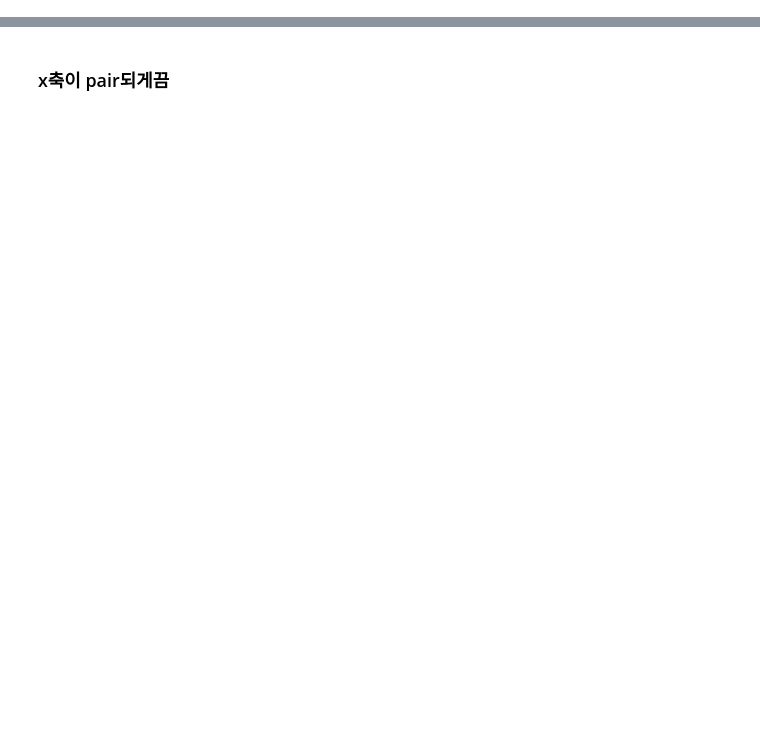
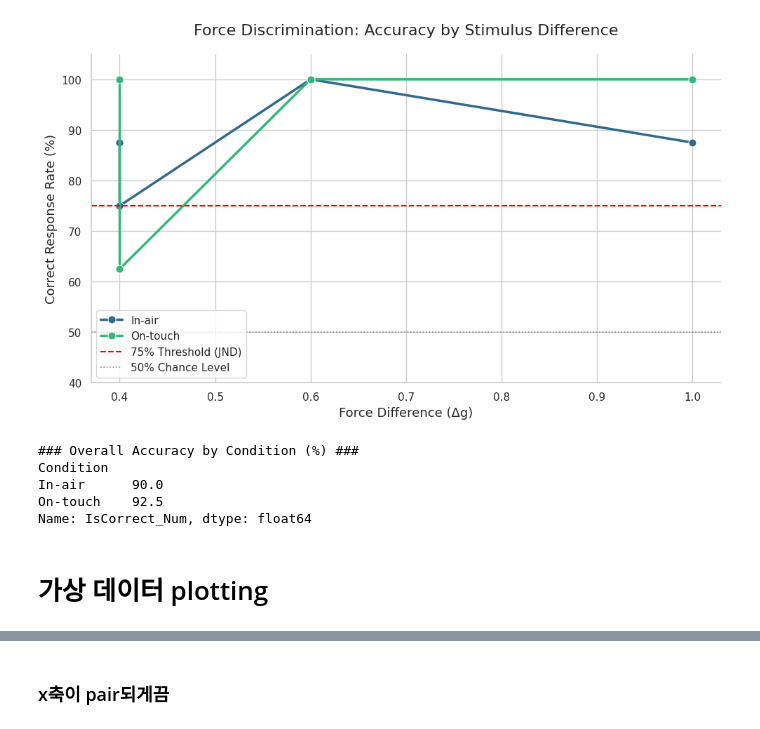
Before and after one commit to kyungeunvoyage/NailFoldExp, a Jupyter notebook: Analysis/(Analysis)Force_Discrimination.ipynb, the cells around one changed output, grey strips where cells are left out. Cells and saved outputs as stored; diff of their text form; code cells hidden in the pictures; blank space fills up the shorter version.

```diff
--- a/Analysis/(Analysis)Force_Discrimination.ipynb
+++ b/Analysis/(Analysis)Force_Discrimination.ipynb
@@ -88,3 +52,75 @@ Name: IsCorrect_Num, dtype: float64
+# %%
+import pandas as pd
+import matplotlib.pyplot as plt
+import seaborn as sns
+
+# 1. 데이터 통합 (이전 단계에서 생성된 data_list 사용)
+# 만약 코드를 따로 실행하신다면 df = pd.read_csv('파일이름.csv')를 사용하세요.
+df = pd.concat(data_list, ignore_index=True)
+
+# 2. 정답 여부(IsCorrect) 계산 로직 추가
+# 2AFC 실험에서 '정답'이란 더 강한 자극을 선택하는 것입니다.
+def check_correct(row):
+    # 비교 자극(Comp)이 기준 자극(Ref)보다 큰 경우 -> 비교 자극을 선택(1)해야 정답
+    if row['Comparison'] > row['Reference']:
+        return 1 if row['ChoseComparison'] == 1 else 0
+    # 비교 자극(Comp)이 기준 자극(Ref)보다 작은 경우 -> 기준 자극을 선택(0)해야 정답
+    elif row['Comparison'] < row['Reference']:
+        return 1 if row['ChoseComparison'] == 0 else 0
+    # 자극이 같은 경우 (1.0 vs 1.0) -> 어느 쪽을 골라도 정답률 계산에서는 0.5(우연)로 처리하거나 제외할 수 있음
+    else:
+        return 1 if row['UserChoice'] is not None else 0 # 여기서는 응답 여부만 확인
+
+df['IsCorrect_Num'] = df.apply(check_correct, axis=1)
+
+# 3. 자극 간의 '힘의 차이(Force Difference, Δg)' 계산
+# 새로운 CSV는 이미 숫자이므로 .replace('g', '') 과정이 필요 없습니다.
+df['ForceDiff'] = abs(df['Comparison'] - df['Reference'])
+
+# 4. 조건별/자극차이별 정답률 계산
+# 자극 차이가 0인 경우는 JND 계산에서 제외하는 것이 일반적이므로 필터링할 수 있습니다.
+analysis_df = df[df['ForceDiff'] > 0].copy()
+
+accuracy_summary = analysis_df.groupby(['Condition', 'ForceDiff'])['IsCorrect_Num'].mean().reset_index()
+accuracy_summary['Accuracy_Pct'] = accuracy_summary['IsCorrect_Num'] * 100
+
+# 5. 시각화 (Psychometric Curve)
+plt.figure(figsize=(10, 6))
+sns.set_theme(style="whitegrid")
+
+# 선 그래프
+sns.lineplot(data=accuracy_summary, x='ForceDiff', y='Accuracy_Pct', hue='Condition',
+             marker='o', markersize=8, linewidth=2.5, palette='viridis')
+
+# 75% Threshold 가이드라인 (JND 기준점)
+plt.axhline(75, color='red', linestyle='--', linewidth=1.5, label='75% Threshold (JND)')
+# 50% Chance Level (무작위 선택 수준)
+plt.axhline(50, color='gray', linestyle=':', linewidth=1.2, label='50% Chance Level')
+
+# 그래프 디테일 설정
+plt.title('Force Discrimination: Accuracy by Stimulus Difference', fontsize=16, pad=20)
+plt.xlabel('Force Difference (Δg)', fontsize=13)
+plt.ylabel('Correct Response Rate (%)', fontsize=13)
+plt.ylim(40, 105)
+plt.legend(frameon=True)
+sns.despine()
+
+plt.tight_layout()
+plt.show()
+
+# 6. 통계 요약 출력
+overall_acc = df.groupby('Condition')['IsCorrect_Num'].mean() * 100
+print("### Overall Accuracy by Condition (%) ###")
+print(overall_acc)
+# %% [output]
+[figure, added]
+### Overall Accuracy by Condition (%) ###
+Condition
+In-air      90.0
+On-touch    92.5
+Name: IsCorrect_Num, dtype: float64
+# %% [markdown]
+# 가상 데이터 plotting
 # %%
 import pandas as pd
 import numpy as np
```
Also changed, not shown: parts of 8 cells of this notebook.
